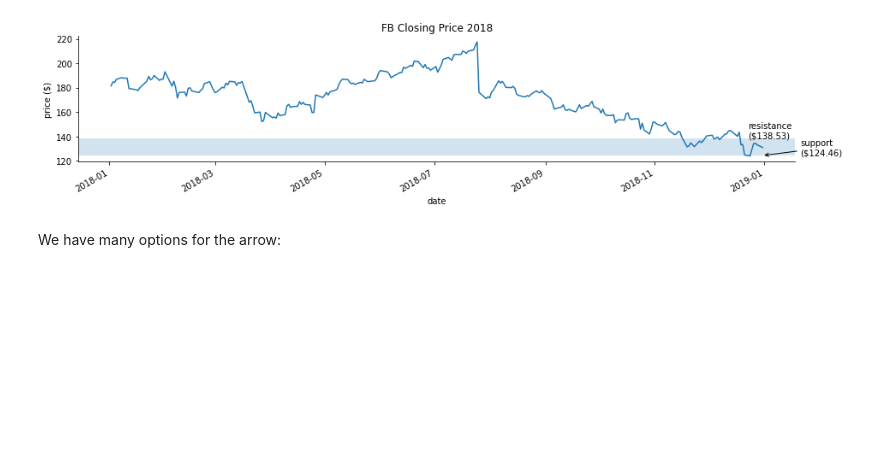
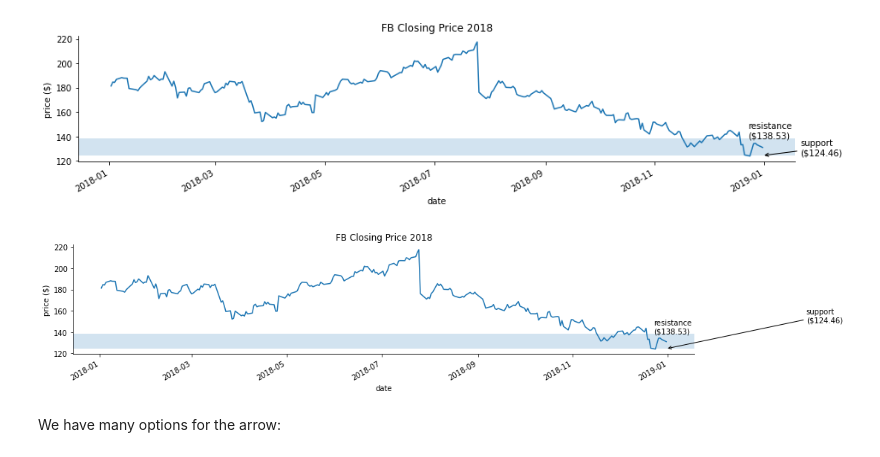
Before and after one commit to FuriousGeorge19/Hands-On-Data-Analysis-with-Pandas-2nd-edition, a Jupyter notebook: ch_06/3-customizing_visualizations.ipynb, the cells around one changed output. Saved outputs shown, nothing was run; the diff lists cells and outputs as text; code cells hidden in the pictures; blank space fills up the shorter version.

```diff
--- a/ch_06/3-customizing_visualizations.ipynb
+++ b/ch_06/3-customizing_visualizations.ipynb
@@ -164,6 +198,29 @@ for spine in ['top', 'right']:
     ax.spines[spine].set_visible(False)
 # %% [output]
 [figure]
+# %%
+# ME - CHANGE xytext PLACEMENT TO SEE IMPACT
+
+ax = fb.close.plot(title='FB Closing Price 2018', figsize=(15, 3))
+ax.set_ylabel('price ($)')
+
+ax.axhspan(support, resistance, alpha=0.2)
+
+plt.annotate(
+    f'support\n(${support:,.2f})',
+    xy=('2018-12-31', support),
+    xytext=('2019-03-31', support+25),
+    arrowprops={'arrowstyle': '->'}
+)
+plt.annotate(
+    f'resistance\n(${resistance:,.2f})',
+    xy=('2018-12-23', resistance)
+)
+
+for spine in ['top', 'right']:
+    ax.spines[spine].set_visible(False)
+# %% [output]
+[figure, added]
 # %% [markdown]
 We have many options for the arrow:
 # %%
```
Also changed, not shown: parts of 16 cells of this notebook, 19 other files.
